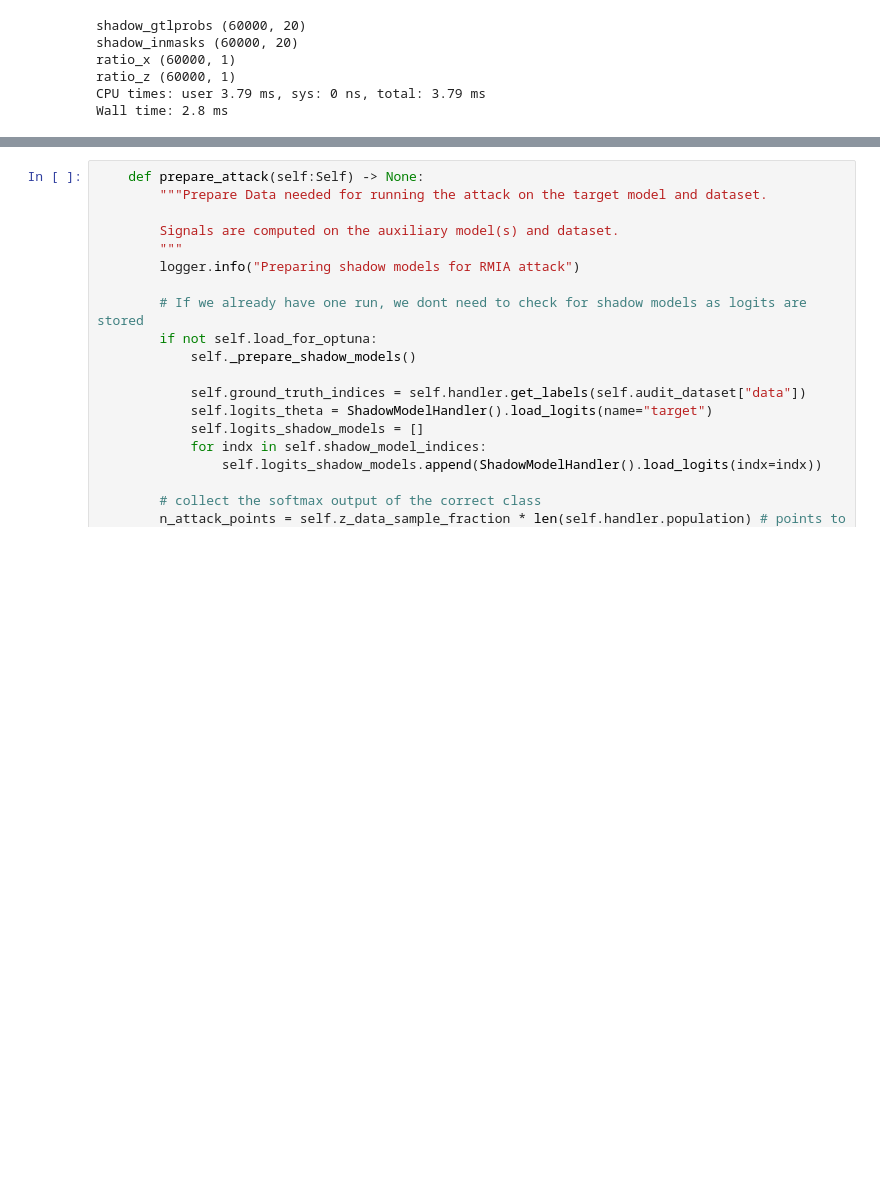
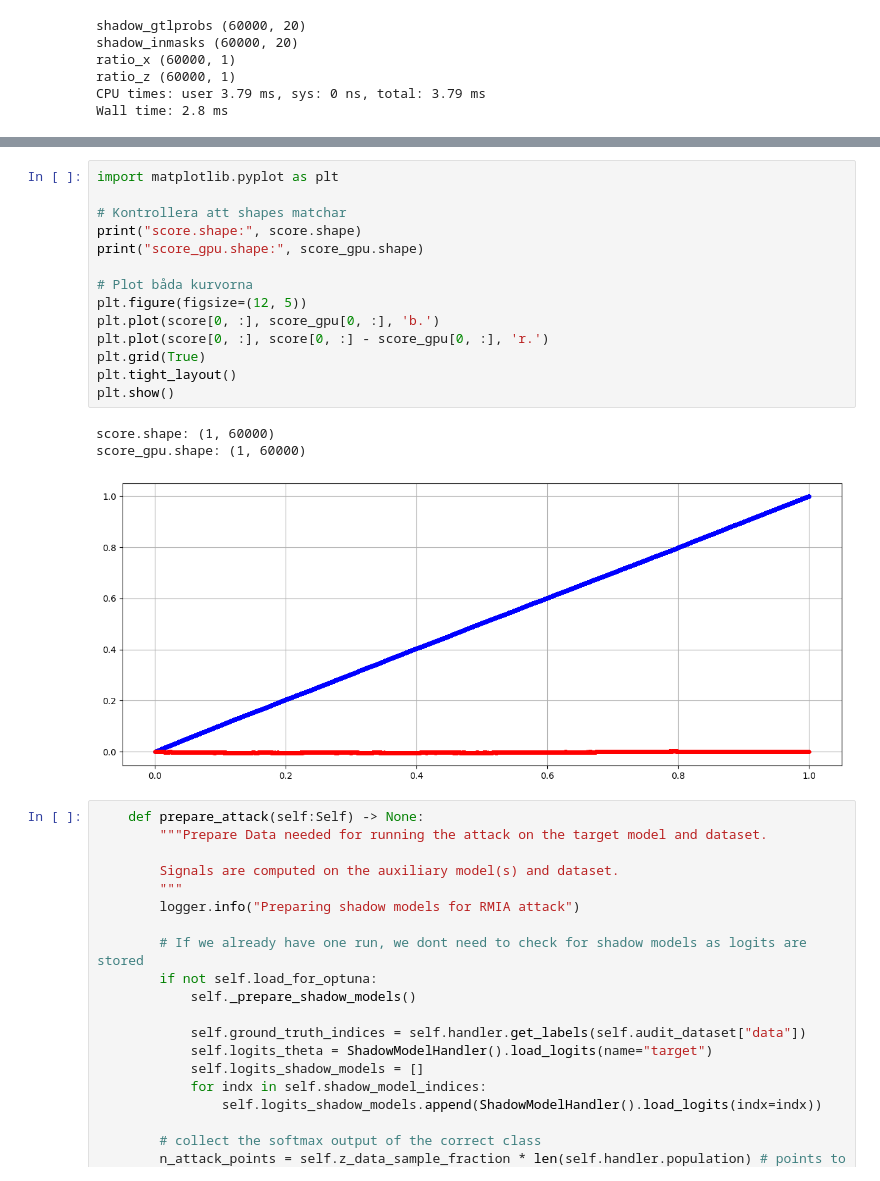
Before and after one commit to aidotse/LeakPro, a Jupyter notebook: examples/mia/cifar/B1_train_robust.ipynb, the cells around one changed output, grey strips where cells are left out. Cells and saved outputs as stored; diff of their text form; blank space fills up the shorter version.

```diff
--- a/examples/mia/cifar/B1_train_robust.ipynb
+++ b/examples/mia/cifar/B1_train_robust.ipynb
@@ -766,3 +766,21 @@ Wall time: 134 ms
+# %%
+import matplotlib.pyplot as plt
+
+# Kontrollera att shapes matchar
+print("score.shape:", score.shape)
+print("score_gpu.shape:", score_gpu.shape)
+
+# Plot båda kurvorna
+plt.figure(figsize=(12, 5))
+plt.plot(score[0, :], score_gpu[0, :], 'b.')
+plt.plot(score[0, :], score[0, :] - score_gpu[0, :], 'r.')
+plt.grid(True)
+plt.tight_layout()
+plt.show()
+# %% [output]
+score.shape: (1, 60000)
+score_gpu.shape: (1, 60000)
+[figure, added]
 # %%
     def prepare_attack(self:Self) -> None:
         """Prepare Data needed for running the attack on the target model and dataset.
```
Also changed, not shown: parts of 5 cells of this notebook, 1 other file.
